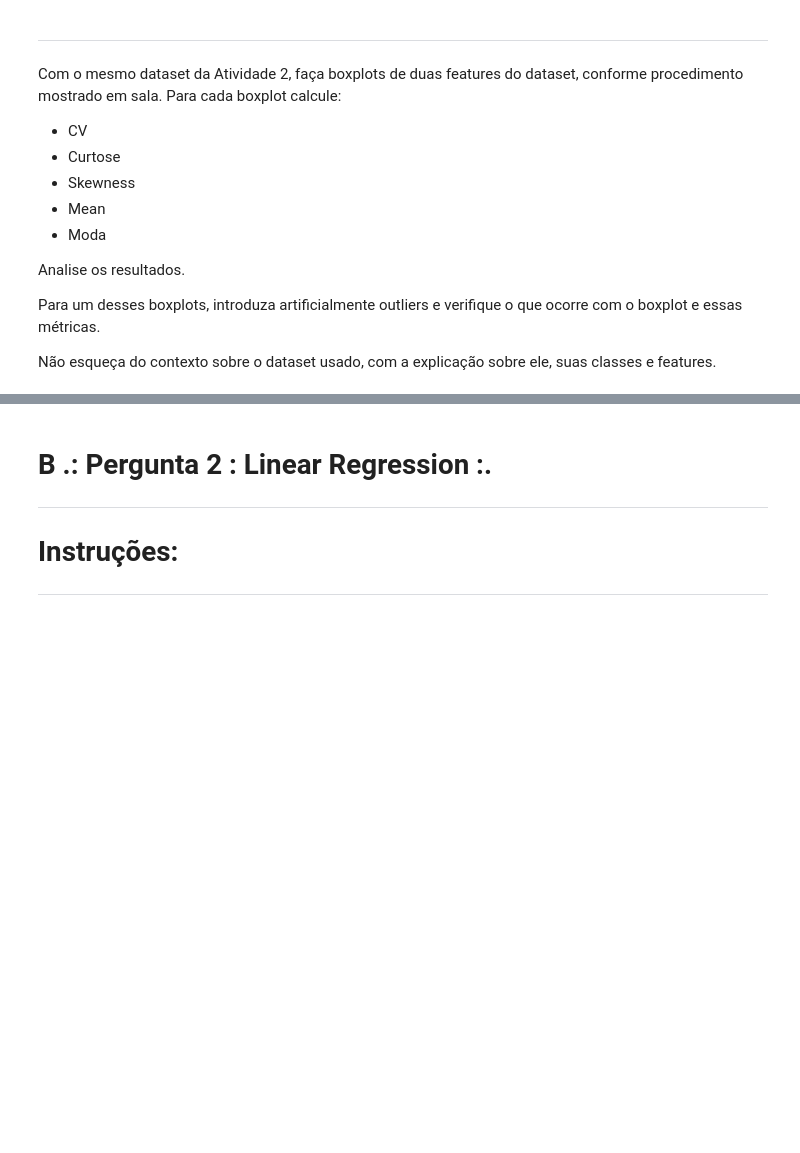
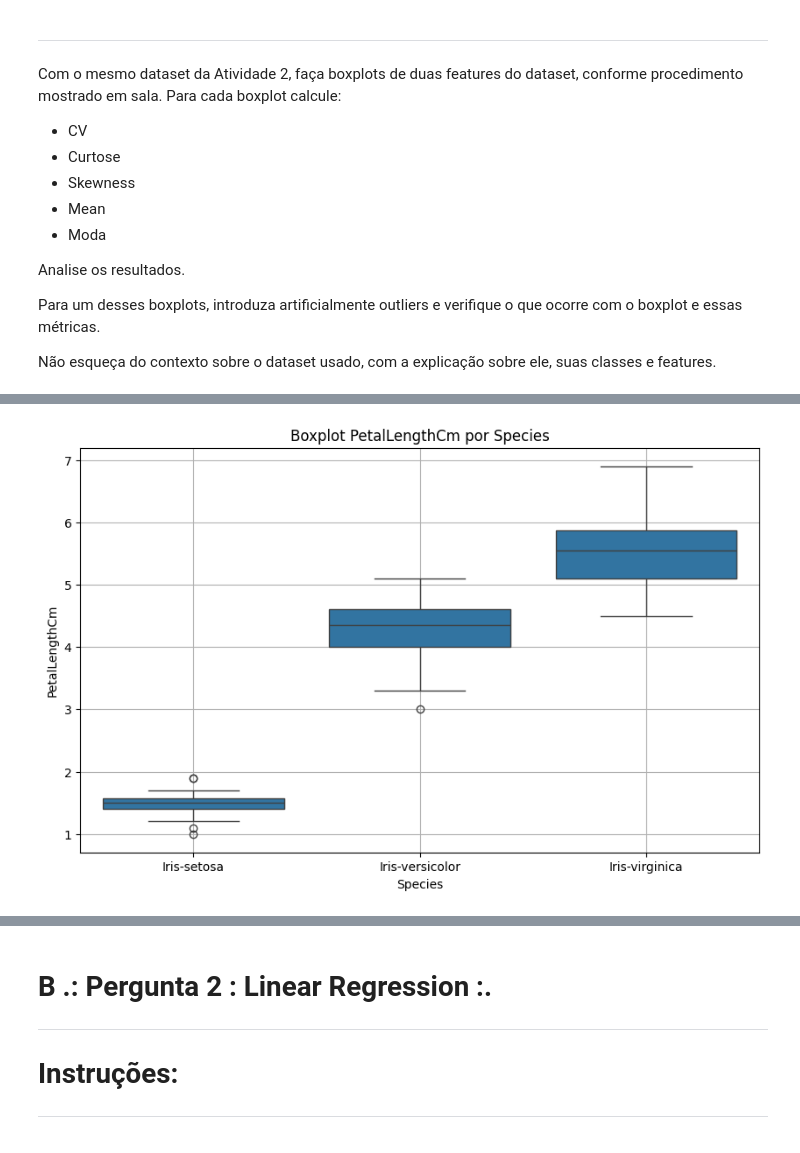
Before and after one commit to jeojildo/fundamentos-int-comp-ciencia-dados, a Jupyter notebook: Atividade_2_1_Linear_Regression_and_Metrics.ipynb, the cells around one changed output, grey strips where cells are left out. Drawn from its saved outputs; the diff is of its cells as text; code cells hidden in the pictures; blank space fills up the shorter version.

```diff
--- a/Atividade_2_1_Linear_Regression_and_Metrics.ipynb
+++ b/Atividade_2_1_Linear_Regression_and_Metrics.ipynb
@@ -57,0 +89,9 @@ Não esqueça do contexto sobre o dataset usado, com a explicação sobre ele, s
+# %%
+# Boxplot feature baseando tipo de species PetalLengthCm
+plt.figure(figsize=(10, 6)) #L=12, A=8
+sns.boxplot(x='Species', y='PetalLengthCm', data=df)
+plt.grid(True)
+plt.title('Boxplot PetalLengthCm por Species')
+plt.show()
+# %% [output]
+[figure, added]
```
Also changed, not shown: parts of 6 cells of this notebook.
